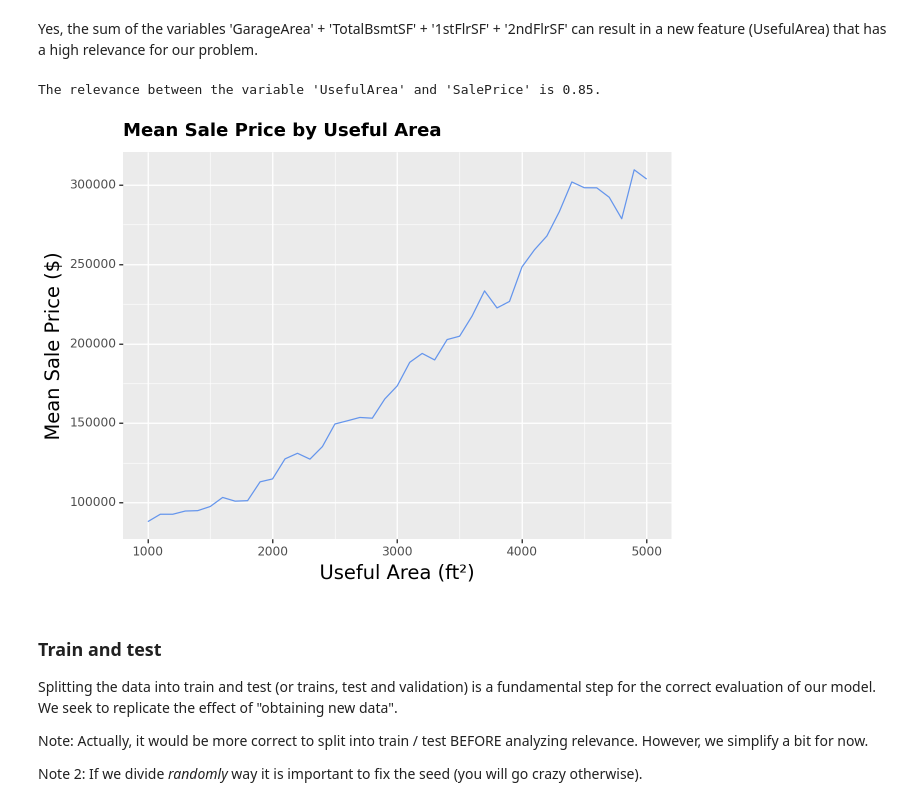
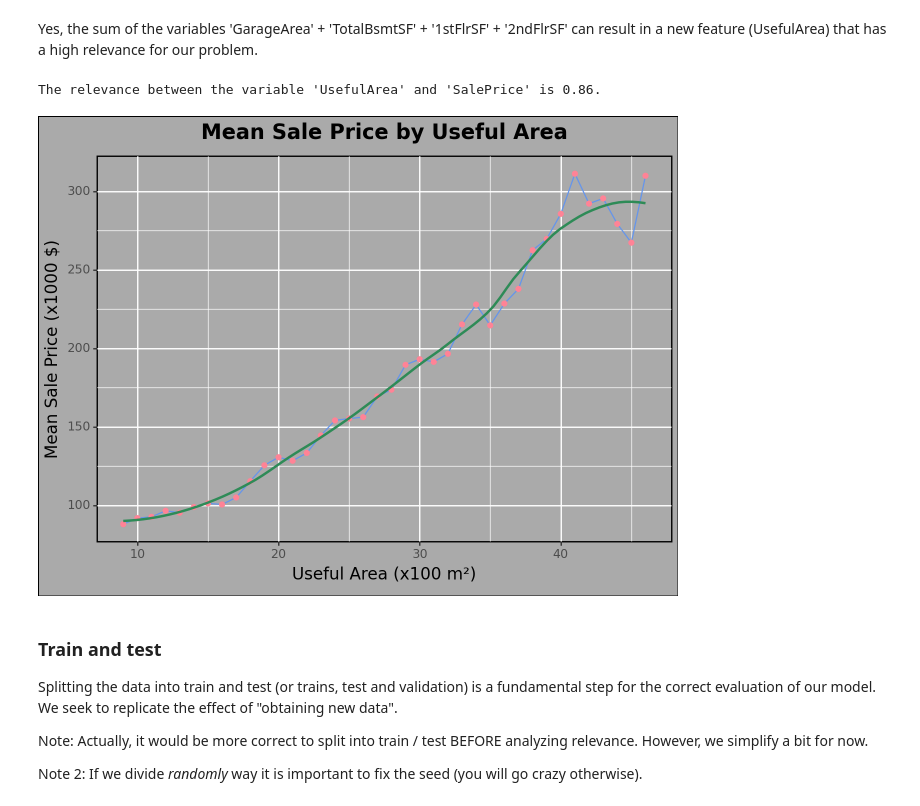
Before and after one commit to TehWeifu/IABD, a Jupyter notebook: SistemasDeAprendizajeAutomatico/Andreas/Project/primer-ejercicio/entregable/entregable-JBSL.ipynb, the cells around one changed output. Drawn from its saved outputs; the diff is of its cells as text; code cells hidden in the pictures.

```diff
--- a/SistemasDeAprendizajeAutomatico/Andreas/Project/primer-ejercicio/entregable/entregable-JBSL.ipynb
+++ b/SistemasDeAprendizajeAutomatico/Andreas/Project/primer-ejercicio/entregable/entregable-JBSL.ipynb
@@ -329,3 +344,6 @@ house_data['Neighborhood'] = encoded_neighborhood
+# %%
+# Clipping year remodeled (or built) to at last 1950
+house_data['YearRemodAdd'] = house_data['YearRemodAdd'].clip(lower=1950)
 # %%
 # Clipping the sale price to handle outliers
 lower_percentile = house_data['SalePrice'].quantile(0.05)
@@ -382,39 +400,47 @@ The relevance between the variable 'YearRemodAdd' and 'SalePrice' is 0.55.
 2. Can we create some variable to improve the relevance?
 # %% [markdown]
 Yes, the sum of the variables 'GarageArea' + 'TotalBsmtSF' + '1stFlrSF' + '2ndFlrSF' can result in a new feature (UsefulArea) that has a high relevance for our problem.
+# %%
+house_data["UsefulArea"] = house_data["TotalBsmtSF"] + house_data["1stFlrSF"] + house_data["2ndFlrSF"] + house_data[
+    "GarageArea"]
+house_data["UsefulArea"] = house_data["UsefulArea"].clip(1_000, 5_000)
+house_data["UsefulArea"] = house_data["UsefulArea"]
+# %%
+useful_area_relevance = house_data[["UsefulArea", 'SalePrice']].corr()
+print(
+    f"The relevance between the variable 'UsefulArea' and 'SalePrice' is {useful_area_relevance['UsefulArea']['SalePrice']:.2f}."
+)
+# %% [output]
+The relevance between the variable 'UsefulArea' and 'SalePrice' is 0.86.
 # %%
-house_data["UsefulArea"] = house_data["TotalBsmtSF"] + house_data["1stFlrSF"] + house_data["2ndFlrSF"] + house_data[
-    "GarageArea"]
-house_data["UsefulArea"] = house_data["UsefulArea"].clip(1_000, 5_000)  # Remove outliers
-house_data["UsefulArea"] = house_data["UsefulArea"] // 100 * 100  # Group area by tenths for better correlation
+# Aggregate price mean by area
+house_data["UsefulAreaPlot"] = house_data["UsefulArea"] * 0.092903  # Convert feet into meters
+house_data["UsefulAreaPlot"] = house_data["UsefulAreaPlot"] // 10  # Group area by hundreds for better plotting
 
-useful_area_relevance = house_data[["UsefulArea", 'SalePrice']].corr()
-print(
-    f"The relevance between the variable 'UsefulArea' and 'SalePrice' is {useful_area_relevance['UsefulArea']['SalePrice']:.2f}."
-)
+house_data["SalePricePlot"] = house_data["SalePrice"] // 1000  # Group prices by thousand for better plotting
+mean_price_by_area = house_data.groupby('UsefulAreaPlot')['SalePricePlot'].mean().reset_index()
 
-# Aggregate rice mean by area
-mean_price_by_area = house_data.groupby('UsefulArea')['SalePrice'].mean().reset_index()
-
-# Create a line plot
+# Improved plot with adjusted smoothing
 plot = (
-        pn.ggplot(mean_price_by_area, pn.aes(**{"x": 'UsefulArea', "y": 'SalePrice'})) +
+        pn.ggplot(mean_price_by_area, pn.aes(**{"x": 'UsefulAreaPlot', "y": 'SalePricePlot'})) +
         pn.geom_line(color="#6495ED") +
+        pn.geom_point(color="#ff8396") +
+        pn.stat_smooth(method='loess', span=0.5, se=False, color="#2E8B57") +
         pn.theme(
-            plot_title=pn.element_text(size=13, face="bold"),
-            axis_title_x=pn.element_text(size=14),
-            axis_title_y=pn.element_text(size=14),
+            plot_title=pn.element_text(size=15, face="bold", hjust=.5),
+            axis_title_x=pn.element_text(size=12),
+            axis_title_y=pn.element_text(size=12),
+            rect=pn.element_rect(color="black", size=1, fill='#aaa'),
         ) +
         pn.labs(
             title='Mean Sale Price by Useful Area',
-            x='Useful Area (ft²)',
-            y='Mean Sale Price ($)'
+            x='Useful Area (x100 m²)',
+            y='Mean Sale Price (x1000 $)'
         )
 )
 plot.draw()
 # %% [output]
-The relevance between the variable 'UsefulArea' and 'SalePrice' is 0.85.
-[figure, old version]
+[figure, new version]
 # %% [markdown]
 ### Train and test
 Splitting the data into train and test (or trains, test and validation) is a fundamental step for the correct evaluation of our model. We seek to replicate the effect of "obtaining new data".
```
Also changed, not shown: parts of 22 cells of this notebook.
